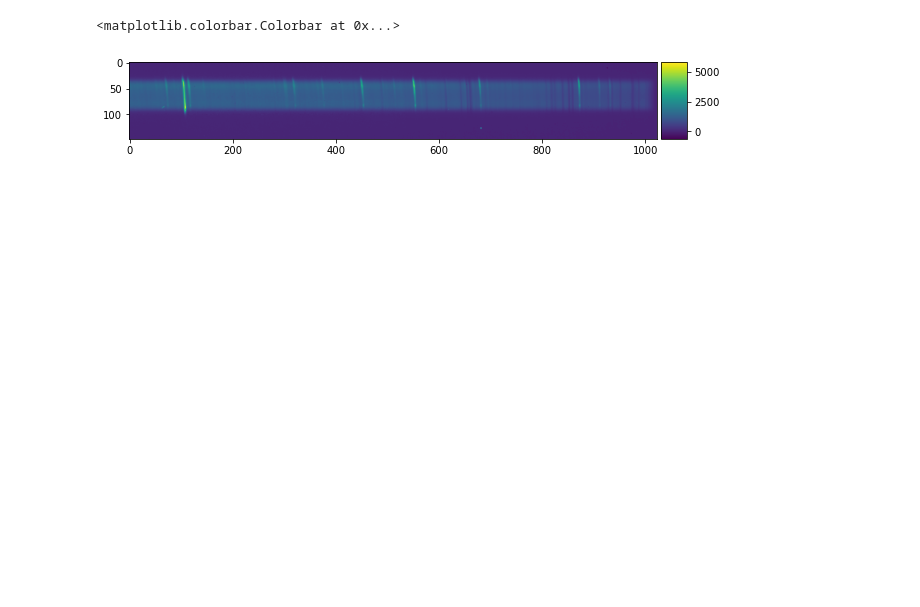
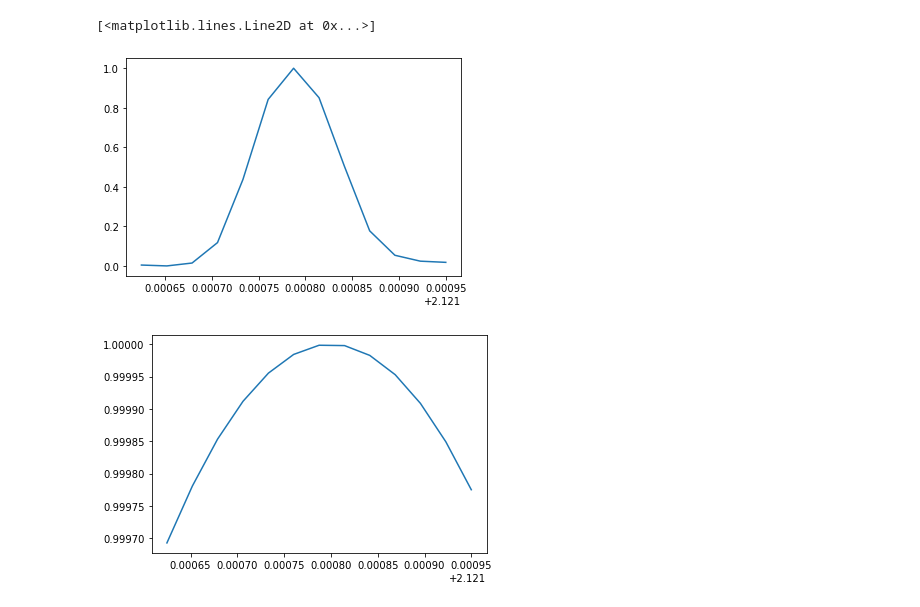
Before and after one commit to ruoyanwangdr/Dynamics-of-Jovian-Infrared-Auroral-Ionosphere-and-Thermosphere, a Jupyter notebook: h3p.ipynb, the cells around one changed output. Saved outputs shown, nothing was run; the diff lists cells and outputs as text; code cells hidden in the pictures; blank space fills up the shorter version.

Commit message:
Attempt lmfit gaussian

```diff
--- a/h3p.ipynb
+++ b/h3p.ipynb
@@ -41,10 +58,0 @@ plt.colorbar(orientation='horizontal', pad=0.05)
-# %%
-wave_length = fits.open(filepath + 'waverange.fits', ignore_missing_end=True)[0].data
-
-plt.figure()
-plt.plot(wave_length, subtracted[50])
-
-index = np.where((wave_length>2.1215) & (wave_length<2.1220))
-new_wave = wave_length[index]
-plt.figure()
-plt.plot(wave_length[index], subtracted[50][index])
@@ -105,18 +58,0 @@ plt.colorbar()
-# %%
-import matplotlib.pyplot as plt
-from mpl_toolkits.axes_grid1 import make_axes_locatable
-import numpy as np
-
-plt.figure(figsize=(10,8))
-ax = plt.gca()
-im = ax.imshow(data53 - data51)
-
-# create an axes on the right side of ax. The width of cax will be 5%
-# of ax and the padding between cax and ax will be fixed at 0.05 inch.
-divider = make_axes_locatable(ax)
-cax = divider.append_axes("right", size="5%", pad=0.05)
-
-plt.colorbar(im, cax=cax)
-# %% [output]
-<matplotlib.colorbar.Colorbar at 0x...>
-[figure, removed]
@@ -144,0 +59,18 @@ for n in range(224): #We use this list to create a list which holds all the data
+# %%
+def normalization(data):
+    return (data - np.min(data)) / (np.max(data) - np.min(data))
+
+test = normalization(subtracted[50][index])
+plt.figure()
+plt.plot(waverange[index], test)
+
+def gaussian(x, amp, cen, wid):
+    return amp * np.exp(-(x-cen)**2 / wid)
+
+x = waverange[index]
+plt.figure()
+plt.plot(x, gaussian(x, cen=2.1218, amp=1, wid=0.0001))
+# %% [output]
+[<matplotlib.lines.Line2D at 0x...>]
+[figure, added]
+[figure, added]
```
Also changed, not shown: parts of 10 cells of this notebook.
